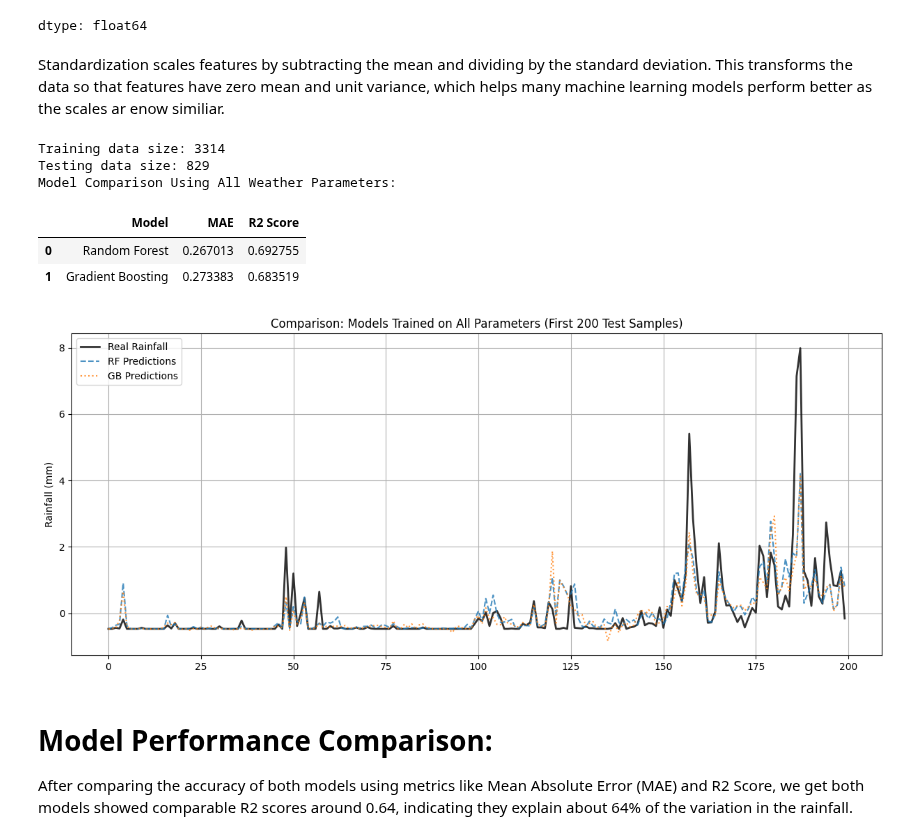
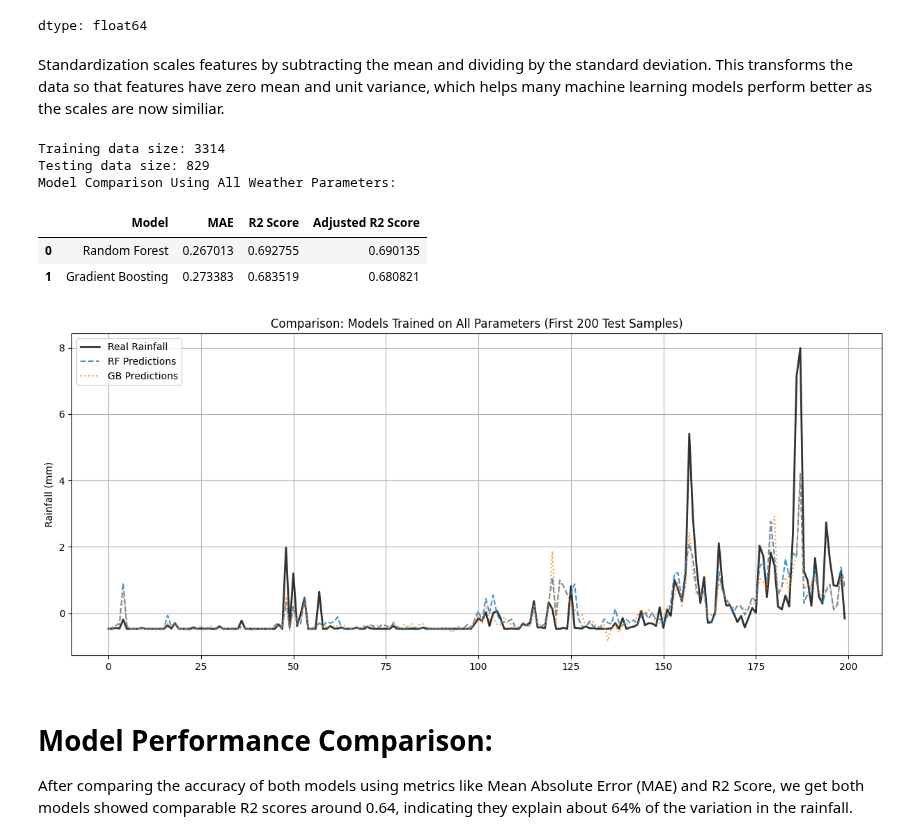
Before and after one commit to dibendupal69724-ux/CV-documents, a Jupyter notebook: Rainfall_Predictions.ipynb, the cells around one changed output. Drawn from its saved outputs; the diff is of its cells as text; code cells hidden in the pictures.

```diff
--- a/Rainfall_Predictions.ipynb
+++ b/Rainfall_Predictions.ipynb
@@ -325,7 +325,7 @@ Scaled Target (y_all) head:
 | 2015-01-05 | -0.467760 |
 dtype: float64
 # %% [markdown]
-Standardization scales features by subtracting the mean and dividing by the standard deviation. This transforms the data so that features have zero mean and unit variance, which helps many machine learning models perform better as the scales ar enow similiar.
+Standardization scales features by subtracting the mean and dividing by the standard deviation. This transforms the data so that features have zero mean and unit variance, which helps many machine learning models perform better as the scales are now similiar.
 # %%
 from sklearn.model_selection import train_test_split
 from sklearn.ensemble import RandomForestRegressor, GradientBoostingRegressor
@@ -351,37 +351,48 @@ gb_final = GradientBoostingRegressor(n_estimators=100, random_state=42)
 rf_final.fit(X_train, y_train)
 gb_final.fit(X_train, y_train)
 
 # 4. Predictions
 y_pred_rf = rf_final.predict(X_test)
 y_pred_gb = gb_final.predict(X_test)
 
 # 5. Evaluate and Compare Accuracy
+r2_rf = r2_score(y_test, y_pred_rf)
+r2_gb = r2_score(y_test, y_pred_gb)
+
+n = len(y_test)  # Number of observations
+p = X_test.shape[1]  # Number of predictors
+
+# Calculate Adjusted R-squared
+adj_r2_rf = 1 - (1 - r2_rf) * (n - 1) / (n - p - 1)
+adj_r2_gb = 1 - (1 - r2_gb) * (n - 1) / (n - p - 1)
+
 metrics = pd.DataFrame({
     'Model': ['Random Forest', 'Gradient Boosting'],
     'MAE': [mean_absolute_error(y_test, y_pred_rf), mean_absolute_error(y_test, y_pred_gb)],
-    'R2 Score': [r2_score(y_test, y_pred_rf), r2_score(y_test, y_pred_gb)]
+    'R2 Score': [r2_rf, r2_gb],
+    'Adjusted R2 Score': [adj_r2_rf, adj_r2_gb]
 })
 
 print("Model Comparison Using All Weather Parameters:")
 display(metrics)
 
 # 6. Visualization: Predictions vs Real Rainfall
 plt.figure(figsize=(15, 6))
 plt.plot(y_test.values[:200], label='Real Rainfall', color='black', alpha=0.8, linewidth=2)
 plt.plot(y_pred_rf[:200], label='RF Predictions', linestyle='--', alpha=0.8)
 plt.plot(y_pred_gb[:200], label='GB Predictions', linestyle=':', alpha=0.8)
 plt.title('Comparison: Models Trained on All Parameters (First 200 Test Samples)')
 plt.ylabel('Rainfall (mm)')
 plt.legend()
 plt.grid(True)
 plt.show()
 # %% [output]
 Training data size: 3314
 Testing data size: 829
 Model Comparison Using All Weather Parameters:
-|  | Model | MAE | R2 Score |
-| 0 | Random Forest | 0.267013 | 0.692755 |
-| 1 | Gradient Boosting | 0.273383 | 0.683519 |
+|  | Model | MAE | R2 Score | Adjusted R2 Score |
+| 0 | Random Forest | 0.267013 | 0.692755 | 0.690135 |
+| 1 | Gradient Boosting | 0.273383 | 0.683519 | 0.680821 |
 [figure]
 # %% [markdown]
 # Model Performance Comparison:
```
Also changed, not shown: parts of 2 cells of this notebook.
